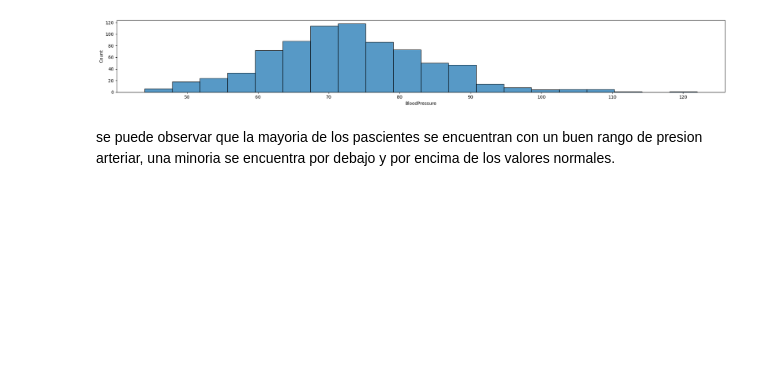
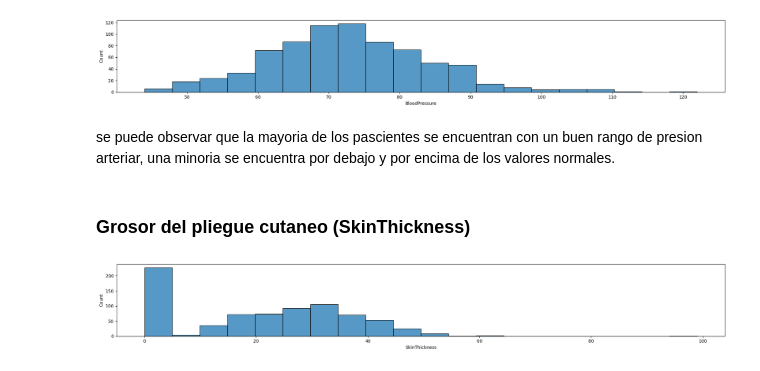
Before and after one commit to Betaniammc/streamlit, a Jupyter notebook: src/04-arboles-diabetes.ipynb, the cells around one changed output. Saved outputs shown, nothing was run; the diff lists cells and outputs as text; code cells hidden in the pictures; blank space fills up the shorter version.

```diff
--- a/src/04-arboles-diabetes.ipynb
+++ b/src/04-arboles-diabetes.ipynb
@@ -231,3 +231,12 @@ plt.show()
 [figure]
 # %% [markdown]
 se puede observar que la mayoria de los pascientes se encuentran con un buen rango de presion arteriar, una minoria se encuentra por debajo y por encima de los valores normales.
+# %% [markdown]
+## <h3>Grosor del pliegue cutaneo (SkinThickness)</h3>
+# %%
+plt.figure(figsize=(20, 3))
+sns.histplot(data=df, x="SkinThickness", bins=20)
+plt.tight_layout()
+plt.show()
+# %% [output]
+[figure, added]
```
Also changed, not shown: parts of 21 cells of this notebook.
